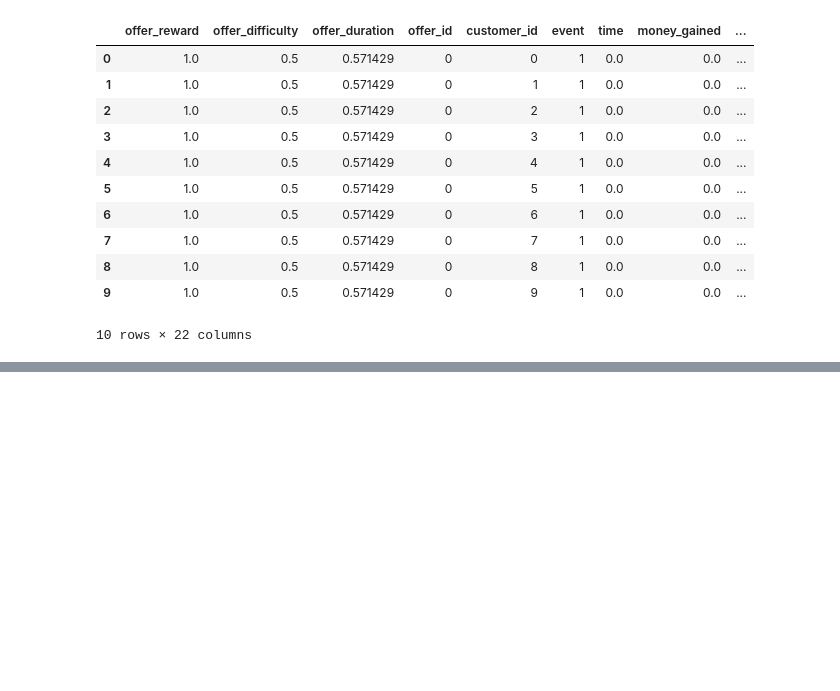
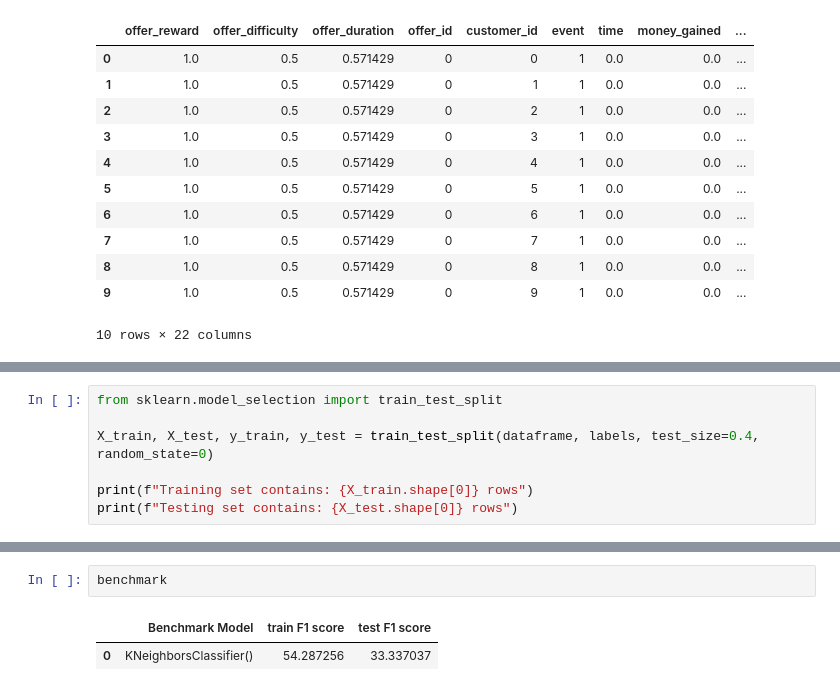
Before and after one commit to Ermess94/capstone-project-udacity, a Jupyter notebook: project_report.ipynb, the cells around one changed output, grey strips where cells are left out. Cells and saved outputs as stored; diff of their text form; blank space fills up the shorter version.

```diff
--- a/project_report.ipynb
+++ b/project_report.ipynb
@@ -923,0 +923,7 @@ In this section, you will need to discuss the process of improvement you made up
+# %%
+from sklearn.model_selection import train_test_split
+
+X_train, X_test, y_train, y_test = train_test_split(dataframe, labels, test_size=0.4, random_state=0)
+
+print(f"Training set contains: {X_train.shape[0]} rows")
+print(f"Testing set contains: {X_test.shape[0]} rows")
@@ -923,0 +960,5 @@ In this section, you will need to discuss the process of improvement you made up
+# %%
+benchmark
+# %% [output]
+|  | Benchmark Model | train F1 score | test F1 score |
+| 0 | KNeighborsClassifier() | 54.287256 | 33.337037 |
```
Also changed, not shown: parts of 26 cells of this notebook.
